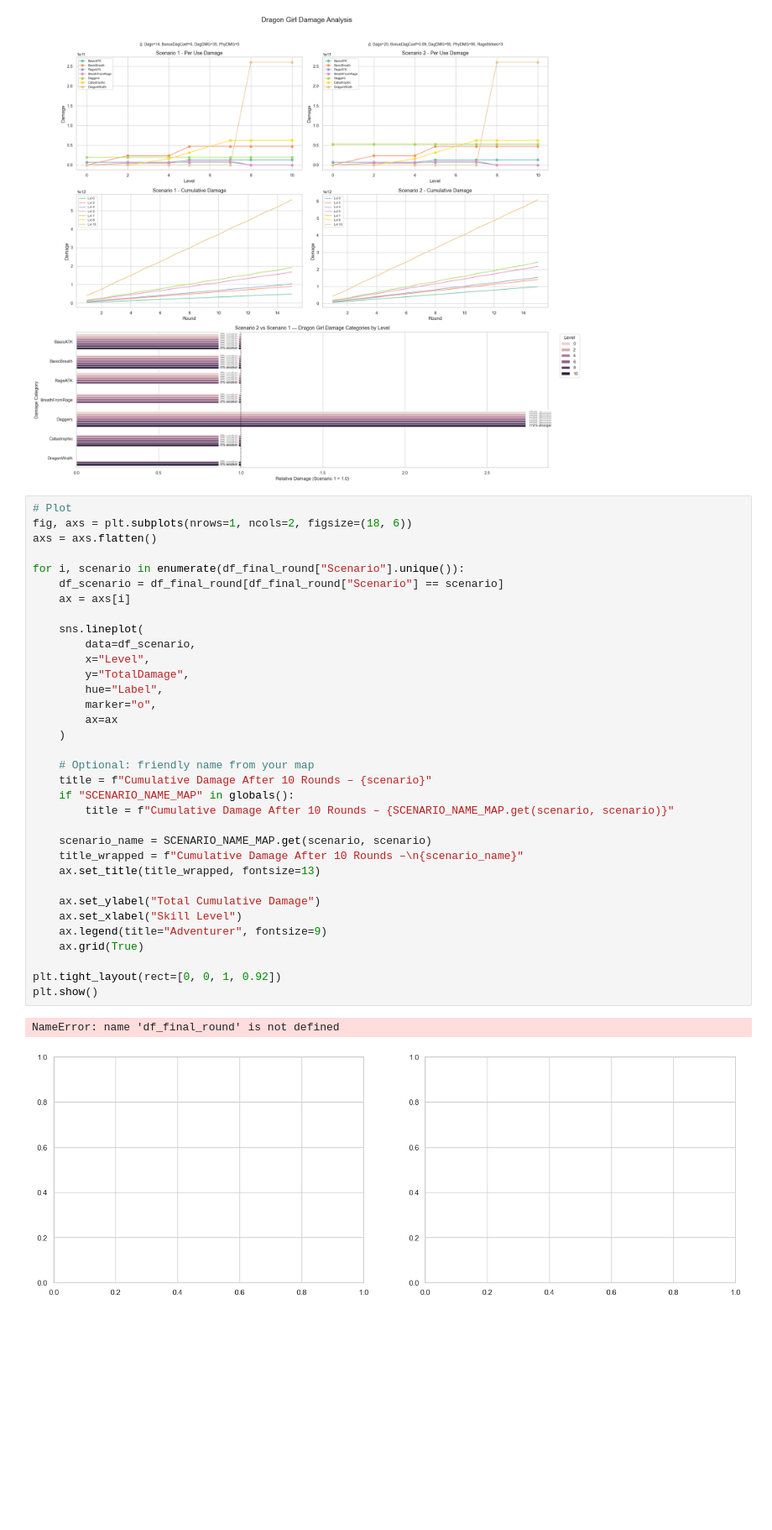
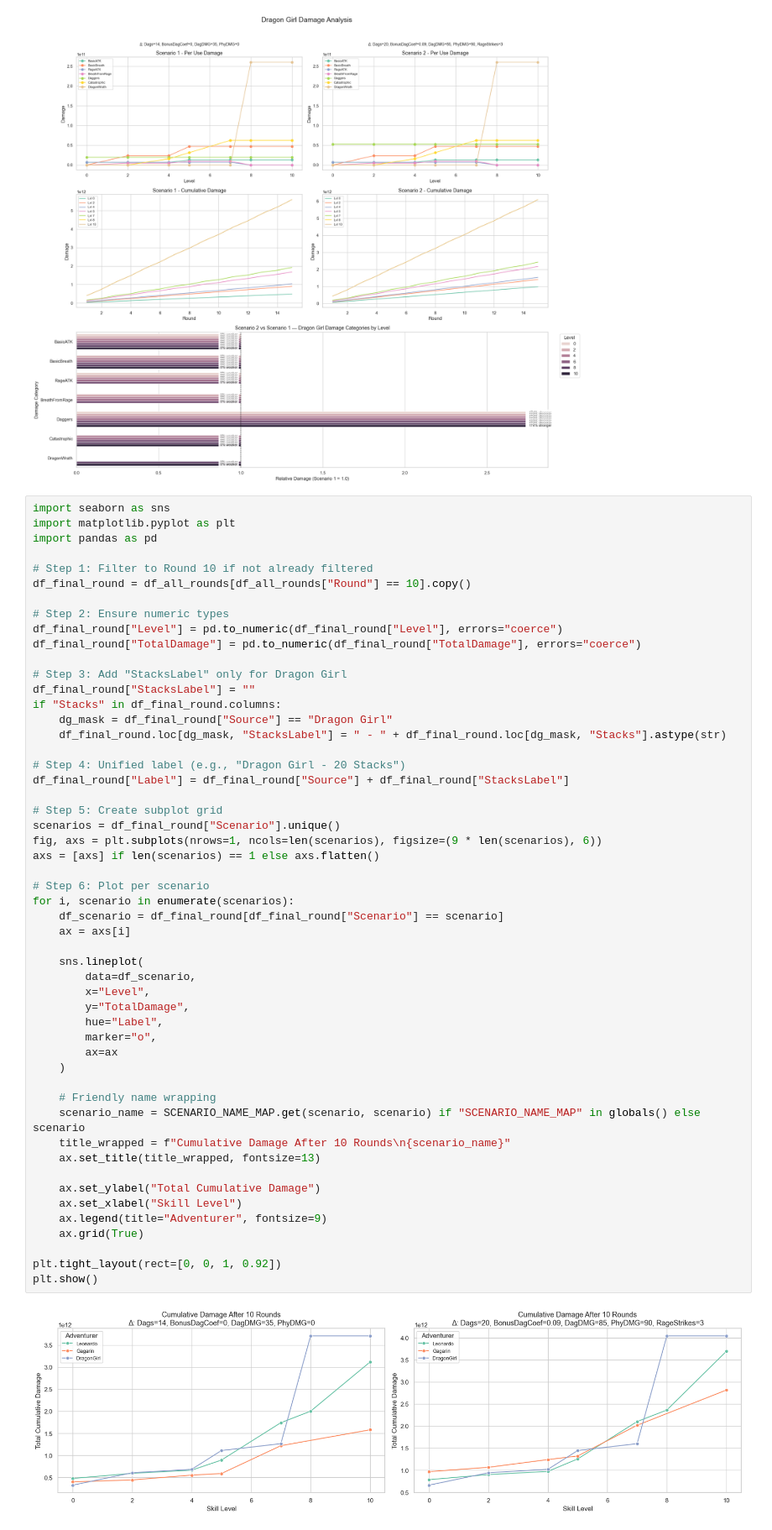
Before and after one commit to dextroxic/capybara_go_damage_formula, a Jupyter notebook: v1_adventure_comparison.ipynb, the cells around one changed output. Shown at 84% size. Saved outputs shown, nothing was run; the diff lists cells and outputs as text; blank space fills up the shorter version.

Commit message:
fix final round

```diff
--- a/v1_adventure_comparison.ipynb
+++ b/v1_adventure_comparison.ipynb
@@ -903,42 +903,59 @@ plt.tight_layout(rect=[0, 0.03, 1, 0.95])
 # %% [output]
 [figure]
 # %%
-# Plot
-fig, axs = plt.subplots(nrows=1, ncols=2, figsize=(18, 6))
-axs = axs.flatten()
+import seaborn as sns
+import matplotlib.pyplot as plt
+import pandas as pd
 
-for i, scenario in enumerate(df_final_round["Scenario"].unique()):
+# Step 1: Filter to Round 10 if not already filtered
+df_final_round = df_all_rounds[df_all_rounds["Round"] == 10].copy()
+
+# Step 2: Ensure numeric types
+df_final_round["Level"] = pd.to_numeric(df_final_round["Level"], errors="coerce")
+df_final_round["TotalDamage"] = pd.to_numeric(df_final_round["TotalDamage"], errors="coerce")
+
+# Step 3: Add "StacksLabel" only for Dragon Girl
+df_final_round["StacksLabel"] = ""
+if "Stacks" in df_final_round.columns:
+    dg_mask = df_final_round["Source"] == "Dragon Girl"
+    df_final_round.loc[dg_mask, "StacksLabel"] = " - " + df_final_round.loc[dg_mask, "Stacks"].astype(str)
+
+# Step 4: Unified label (e.g., "Dragon Girl - 20 Stacks")
+df_final_round["Label"] = df_final_round["Source"] + df_final_round["StacksLabel"]
+
+# Step 5: Create subplot grid
+scenarios = df_final_round["Scenario"].unique()
+fig, axs = plt.subplots(nrows=1, ncols=len(scenarios), figsize=(9 * len(scenarios), 6))
+axs = [axs] if len(scenarios) == 1 else axs.flatten()
+
+# Step 6: Plot per scenario
+for i, scenario in enumerate(scenarios):
     df_scenario = df_final_round[df_final_round["Scenario"] == scenario]
     ax = axs[i]
 
     sns.lineplot(
         data=df_scenario,
         x="Level",
         y="TotalDamage",
         hue="Label",
         marker="o",
         ax=ax
     )
 
-    # Optional: friendly name from your map
-    title = f"Cumulative Damage After 10 Rounds – {scenario}"
-    if "SCENARIO_NAME_MAP" in globals():
-        title = f"Cumulative Damage After 10 Rounds – {SCENARIO_NAME_MAP.get(scenario, scenario)}"
-
-    scenario_name = SCENARIO_NAME_MAP.get(scenario, scenario)
-    title_wrapped = f"Cumulative Damage After 10 Rounds –\n{scenario_name}"
+    # Friendly name wrapping
+    scenario_name = SCENARIO_NAME_MAP.get(scenario, scenario) if "SCENARIO_NAME_MAP" in globals() else scenario
+    title_wrapped = f"Cumulative Damage After 10 Rounds\n{scenario_name}"
     ax.set_title(title_wrapped, fontsize=13)
 
     ax.set_ylabel("Total Cumulative Damage")
     ax.set_xlabel("Skill Level")
     ax.legend(title="Adventurer", fontsize=9)
     ax.grid(True)
 
 plt.tight_layout(rect=[0, 0, 1, 0.92])
 plt.show()
 # %% [output]
-NameError: name 'df_final_round' is not defined
-[figure, old version]
+[figure, new version]
 # %%
 import pandas as pd
 import matplotlib.pyplot as plt
```
Also changed, not shown: parts of 2 cells of this notebook.
